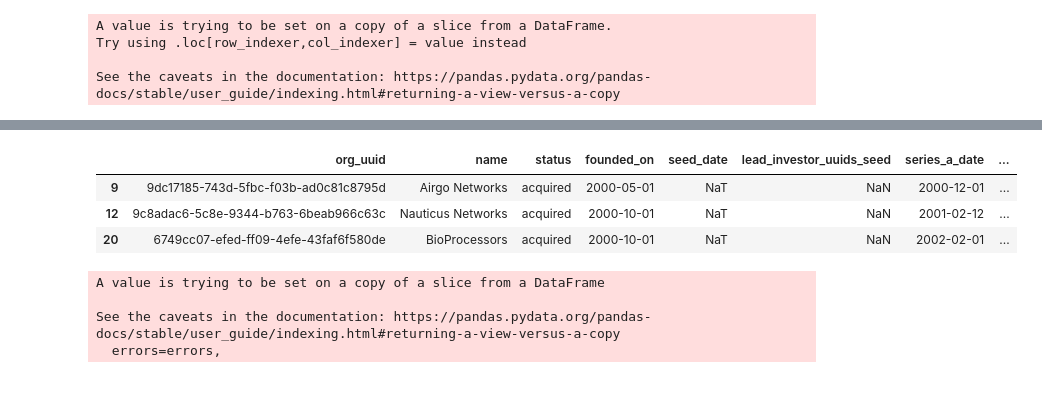
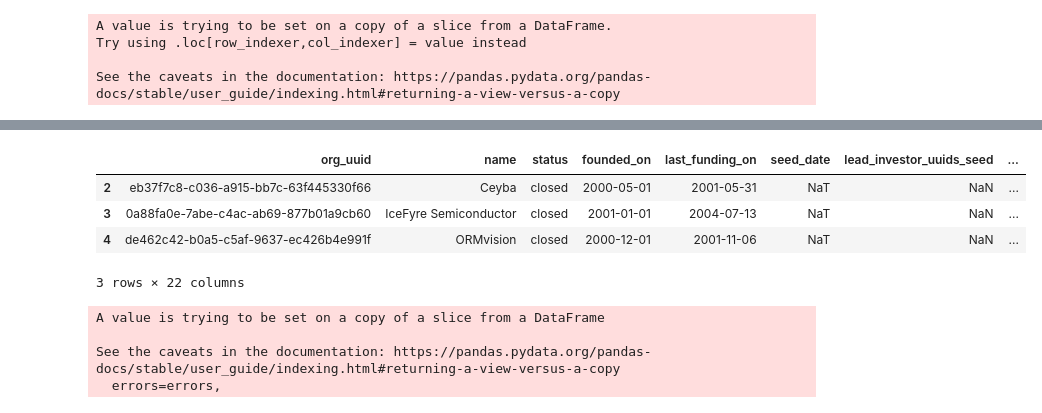
Before and after one commit to csynbiosys/dissertations-2021-info, a Jupyter notebook: rahim_ghani_predict/dependent-variable-development.ipynb, the cells around one changed output, grey strips where cells are left out. Saved outputs shown, nothing was run; the diff lists cells and outputs as text; code cells hidden in the pictures.

```diff
--- a/rahim_ghani_predict/dependent-variable-development.ipynb
+++ b/rahim_ghani_predict/dependent-variable-development.ipynb
@@ -235,0 +255,3 @@ org_processing_df_v4.head(3)
+# %%
+org_processing_df_v4['first_fund_date'] = pd.to_datetime(org_processing_df_v4['first_fund_date'])
+org_processing_df_v4['founded_on'] = pd.to_datetime(org_processing_df_v4['founded_on'])
@@ -250,6 +286,7 @@ len(org_processing_df_v4)
 #filter company with more than 0 year and less than 4 year for first fund to occur
 mask1 = org_processing_df_v4['founded_to_first_fund_years'] >=0
 mask2 = org_processing_df_v4['founded_to_first_fund_years'] <=4
-org_processing_df_v5 = org_processing_df_v4[mask1]
+org_processing_df_v5 = org_processing_df_v4[mask1 & mask2] #option 1 - drop company does not receive first fund within 4 years
+#org_processing_df_v5 = org_processing_df_v4[mask1] #option 2 - consider company does not receive first fund as failure, 0
 len(org_processing_df_v5)
 # %% [output]
@@ -428,6 +474,6 @@ org_ipo_df_v1 = pd.merge(org_ipo_df,
                          org_ori_df['went_public_on'],
                          on='org_uuid',
                          how='left')
-org_ipo_df_v2 = org_ipo_df_v1#.dropna(subset=['went_public_on'])
+org_ipo_df_v2 = org_ipo_df_v1.dropna(subset=['went_public_on'])
 len(org_ipo_df_v2)
 # %% [output]
@@ -578,5 +643,5 @@ len(org_closed_df_v2)
 # %%
 #drop companies with no close date (optional)
-org_closed_df_v3 = org_closed_df_v2 #.dropna(subset=['closed_on'])
+org_closed_df_v3 = org_closed_df_v2.dropna(subset=['closed_on'])
 len(org_closed_df_v3)
 # %% [output]
@@ -597,10 +662,11 @@ See the caveats in the documentation: https://pandas.pydata.org/pandas-docs/stab
 # %%
-org_acquired_df_v4.head(3)
+org_closed_df_v4.head(3)
 # %% [output]
-|  | org_uuid | name | status | founded_on | seed_date | lead_investor_uuids_seed | series_a_date | ... |
-| 9 | 9dc17185-743d-5fbc-f03b-ad0c81c8795d | Airgo Networks | acquired | 2000-05-01 | NaT | NaN | 2000-12-01 | ... |
-| 12 | 9c8adac6-5c8e-9344-b763-6beab966c63c | Nauticus Networks | acquired | 2000-10-01 | NaT | NaN | 2001-02-12 | ... |
-| 20 | 6749cc07-efed-ff09-4efe-43faf6f580de | BioProcessors | acquired | 2000-10-01 | NaT | NaN | 2002-02-01 | ... |
+|  | org_uuid | name | status | founded_on | last_funding_on | seed_date | lead_investor_uuids_seed | ... |
+| 2 | eb37f7c8-c036-a915-bb7c-63f445330f66 | Ceyba | closed | 2000-05-01 | 2001-05-31 | NaT | NaN | ... |
+| 3 | 0a88fa0e-7abe-c4ac-ab69-877b01a9cb60 | IceFyre Semiconductor | closed | 2001-01-01 | 2004-07-13 | NaT | NaN | ... |
+| 4 | de462c42-b0a5-c5af-9637-ec426b4e991f | ORMvision | closed | 2000-12-01 | 2001-11-06 | NaT | NaN | ... |
+3 rows × 22 columns
 # %%
 #modified column to be consistent with main processing
 org_closed_df_v4.drop(columns=['acquired_on_x','acquired_on_y'],inplace=True)
```
Also changed, not shown: parts of 75 cells of this notebook, 4 other files.
